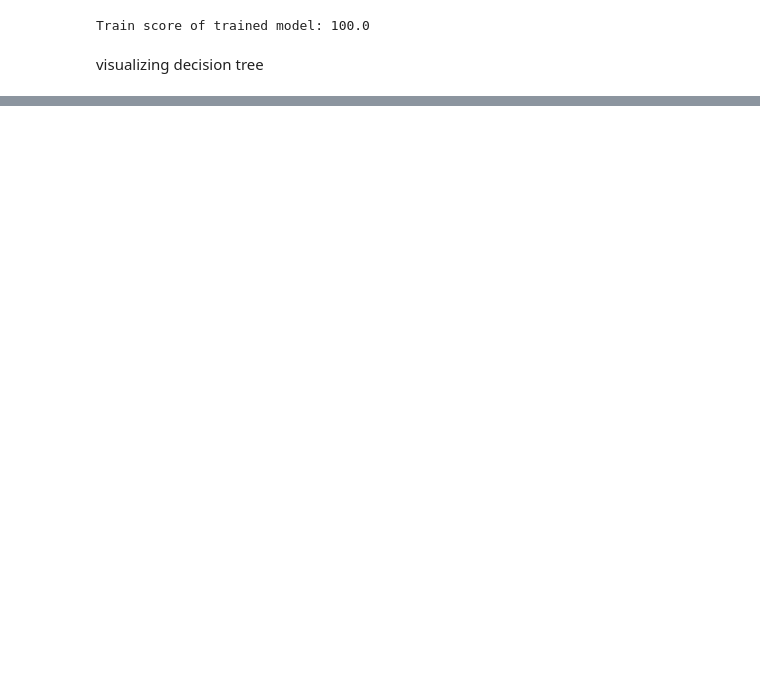
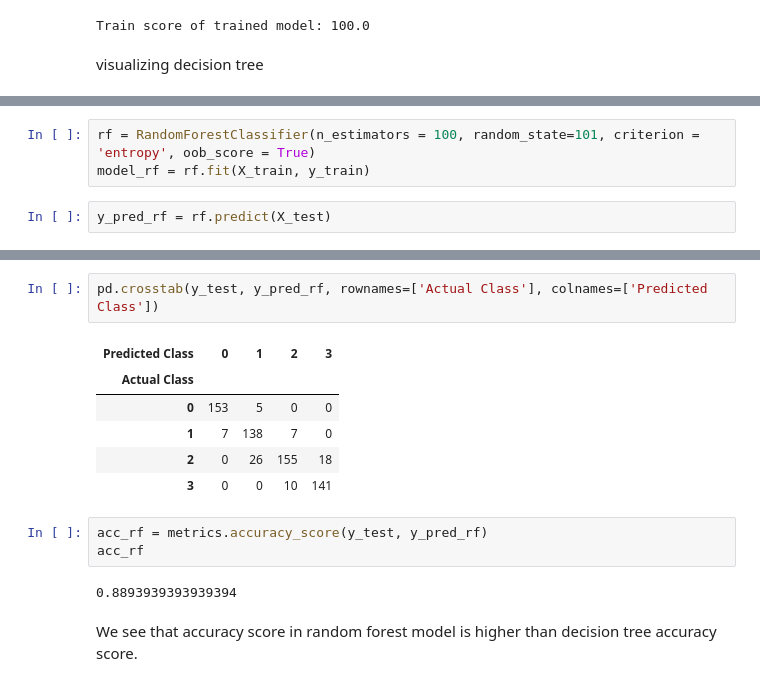
Before and after one commit to MahdyShayesteh/SBU_DataMining_Python, a Jupyter notebook: exercise3_part2.ipynb, the cells around one changed output, grey strips where cells are left out. Saved outputs shown, nothing was run; the diff lists cells and outputs as text; blank space fills up the shorter version.

```diff
--- a/exercise3_part2.ipynb
+++ b/exercise3_part2.ipynb
@@ -250,0 +319,5 @@ plt.show()
+# %%
+rf = RandomForestClassifier(n_estimators = 100, random_state=101, criterion = 'entropy', oob_score = True)
+model_rf = rf.fit(X_train, y_train)
+# %%
+y_pred_rf = rf.predict(X_test)
@@ -250,0 +331,16 @@ plt.show()
+# %%
+pd.crosstab(y_test, y_pred_rf, rownames=['Actual Class'], colnames=['Predicted Class'])
+# %% [output]
+| Predicted Class | 0 | 1 | 2 | 3 |
+| Actual Class |  |  |  |  |
+| 0 | 153 | 5 | 0 | 0 |
+| 1 | 7 | 138 | 7 | 0 |
+| 2 | 0 | 26 | 155 | 18 |
+| 3 | 0 | 0 | 10 | 141 |
+# %%
+acc_rf = metrics.accuracy_score(y_test, y_pred_rf)
+acc_rf
+# %% [output]
+0.8893939393939394
+# %% [markdown]
+We see that accuracy score in random forest model is higher than decision tree accuracy score.
```
Also changed, not shown: parts of 14 cells of this notebook.
